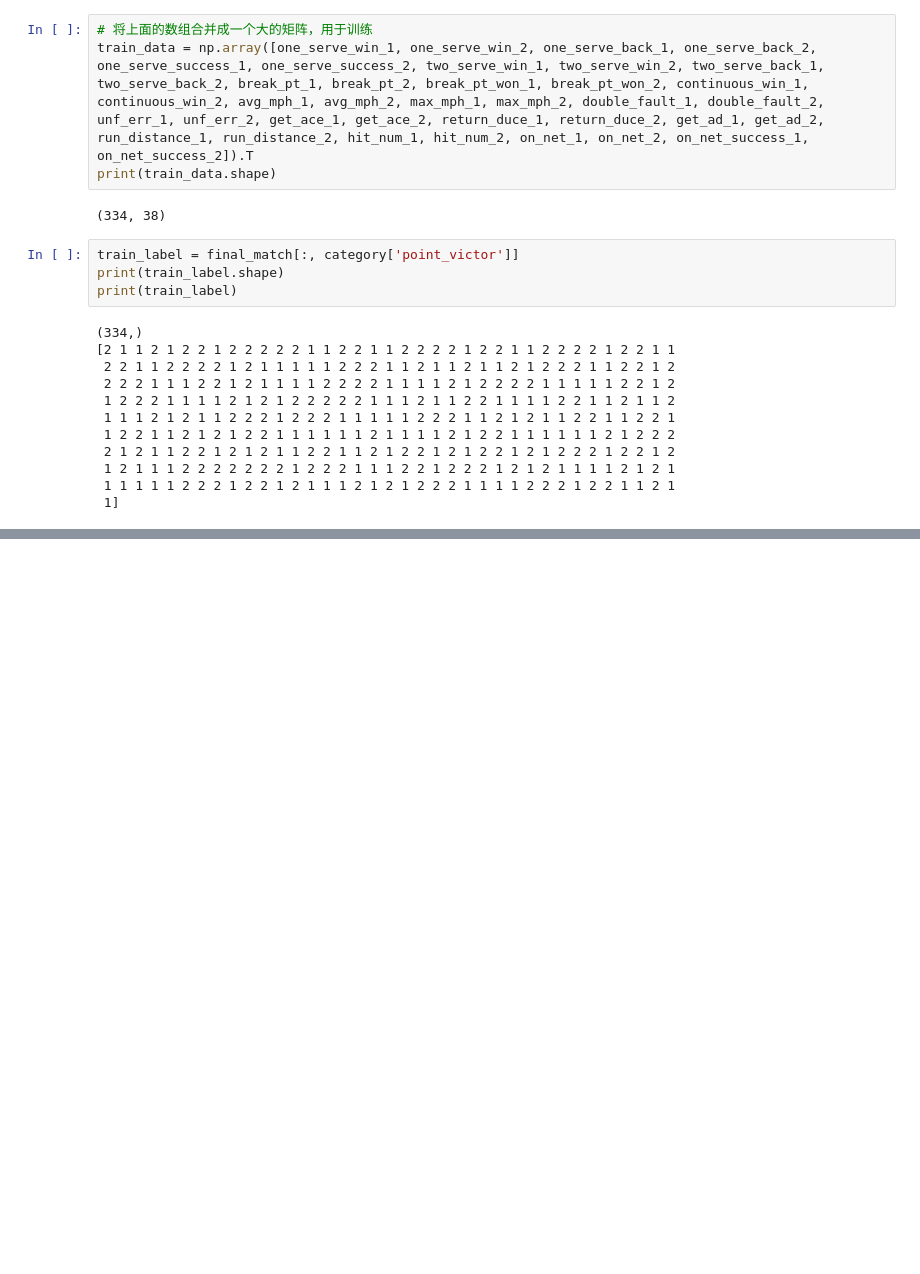
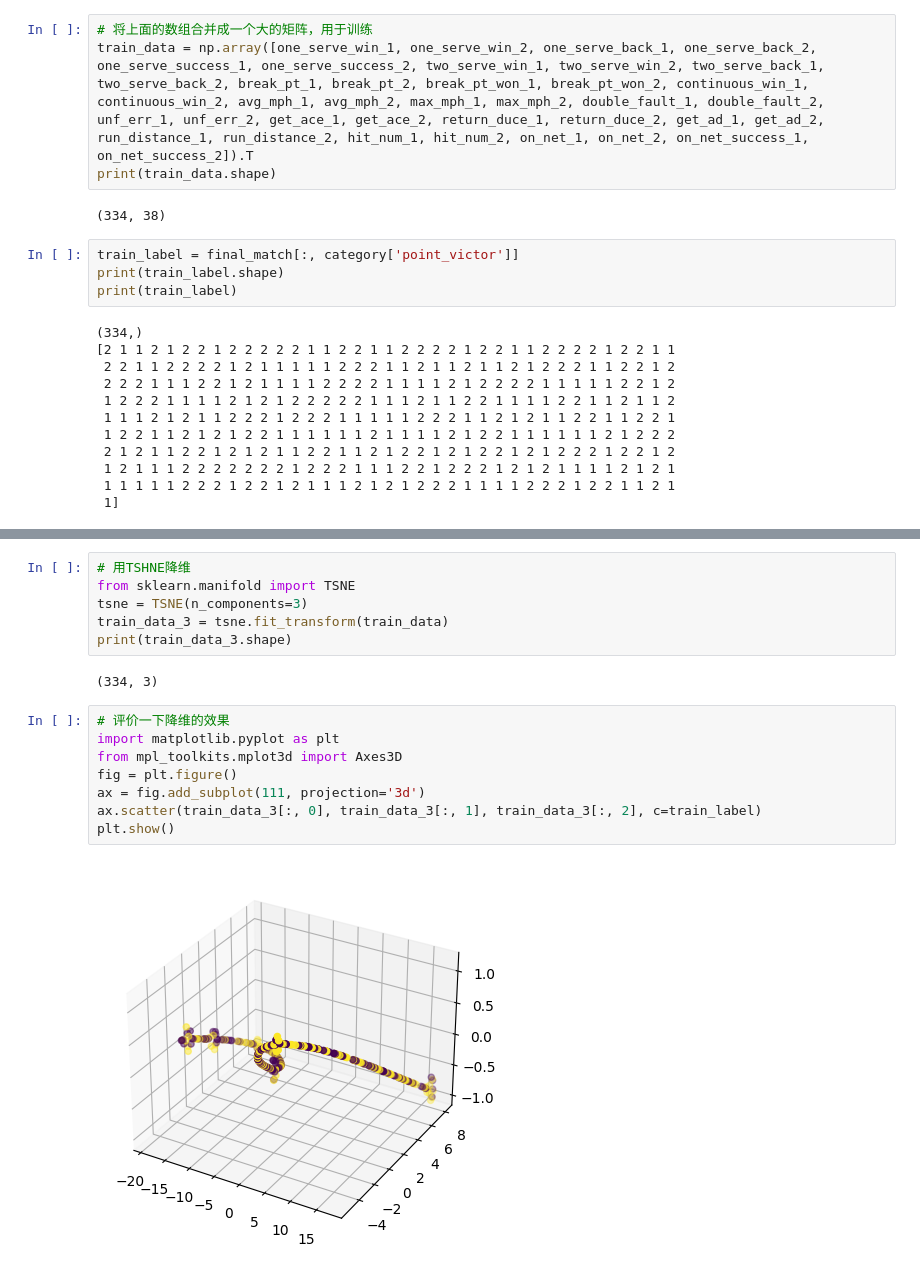
Before and after one commit to junqi1121/MCM-ICM, a Jupyter notebook: test-ljq.ipynb, the cells around one changed output, grey strips where cells are left out. Drawn from its saved outputs; the diff is of its cells as text; blank space fills up the shorter version.

```diff
--- a/test-ljq.ipynb
+++ b/test-ljq.ipynb
@@ -417,0 +450,18 @@ print(train_label)
+# %%
+# 用TSHNE降维
+from sklearn.manifold import TSNE
+tsne = TSNE(n_components=3)
+train_data_3 = tsne.fit_transform(train_data)
+print(train_data_3.shape)
+# %% [output]
+(334, 3)
+# %%
+# 评价一下降维的效果
+import matplotlib.pyplot as plt
+from mpl_toolkits.mplot3d import Axes3D
+fig = plt.figure()
+ax = fig.add_subplot(111, projection='3d')
+ax.scatter(train_data_3[:, 0], train_data_3[:, 1], train_data_3[:, 2], c=train_label)
+plt.show()
+# %% [output]
+[figure, added]
```
Also changed, not shown: parts of 5 cells of this notebook.
